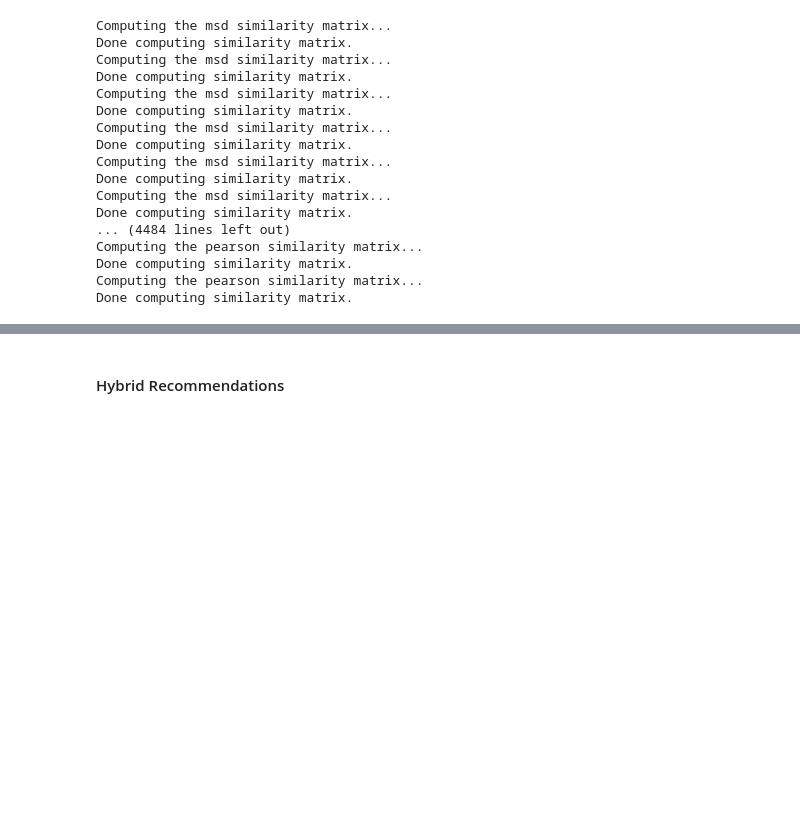
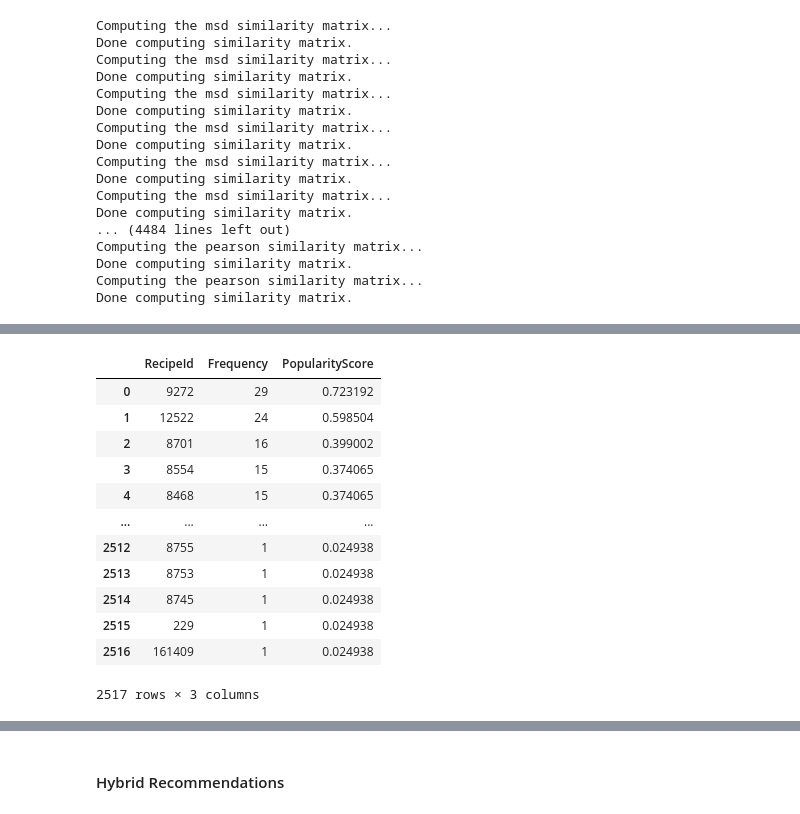
Before and after one commit to fadilmr/SysRec-FoodHybrid, a Jupyter notebook: FoodHybrid.ipynb, the cells around one changed output, grey strips where cells are left out. Drawn from its saved outputs; the diff is of its cells as text; code cells hidden in the pictures; blank space fills up the shorter version.

```diff
--- a/FoodHybrid.ipynb
+++ b/FoodHybrid.ipynb
@@ -531,0 +571,18 @@ predict_rating(random_user, random_item)
+# %%
+# make a new column that contains popularity score of each recipe
+df_recipe_frequency['PopularityScore'] = (df_recipe_frequency['Frequency'] / df_recipe_frequency['Frequency'].sum()) * 100
+df_recipe_frequency
+# %% [output]
+|  | RecipeId | Frequency | PopularityScore |
+| 0 | 9272 | 29 | 0.723192 |
+| 1 | 12522 | 24 | 0.598504 |
+| 2 | 8701 | 16 | 0.399002 |
+| 3 | 8554 | 15 | 0.374065 |
+| 4 | 8468 | 15 | 0.374065 |
+| ... | ... | ... | ... |
+| 2512 | 8755 | 1 | 0.024938 |
+| 2513 | 8753 | 1 | 0.024938 |
+| 2514 | 8745 | 1 | 0.024938 |
+| 2515 | 229 | 1 | 0.024938 |
+| 2516 | 161409 | 1 | 0.024938 |
+2517 rows × 3 columns
```
Also changed, not shown: parts of 25 cells of this notebook.
